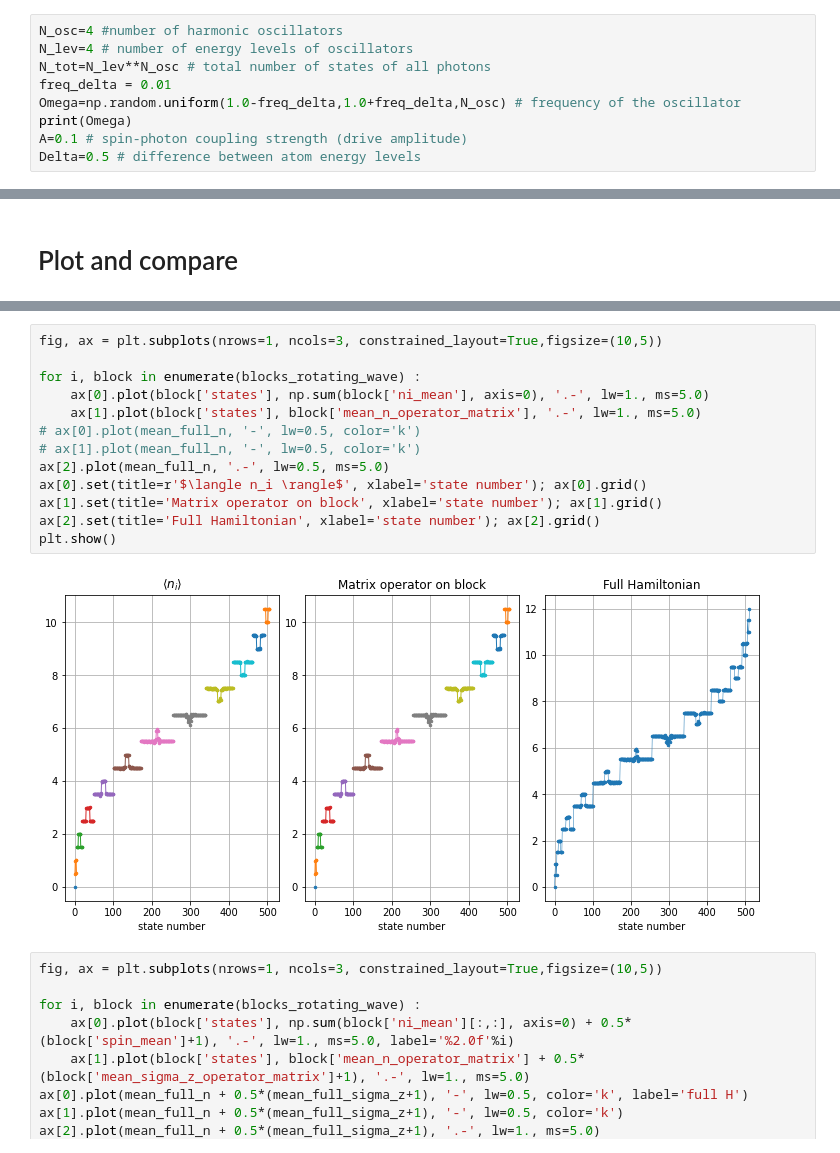
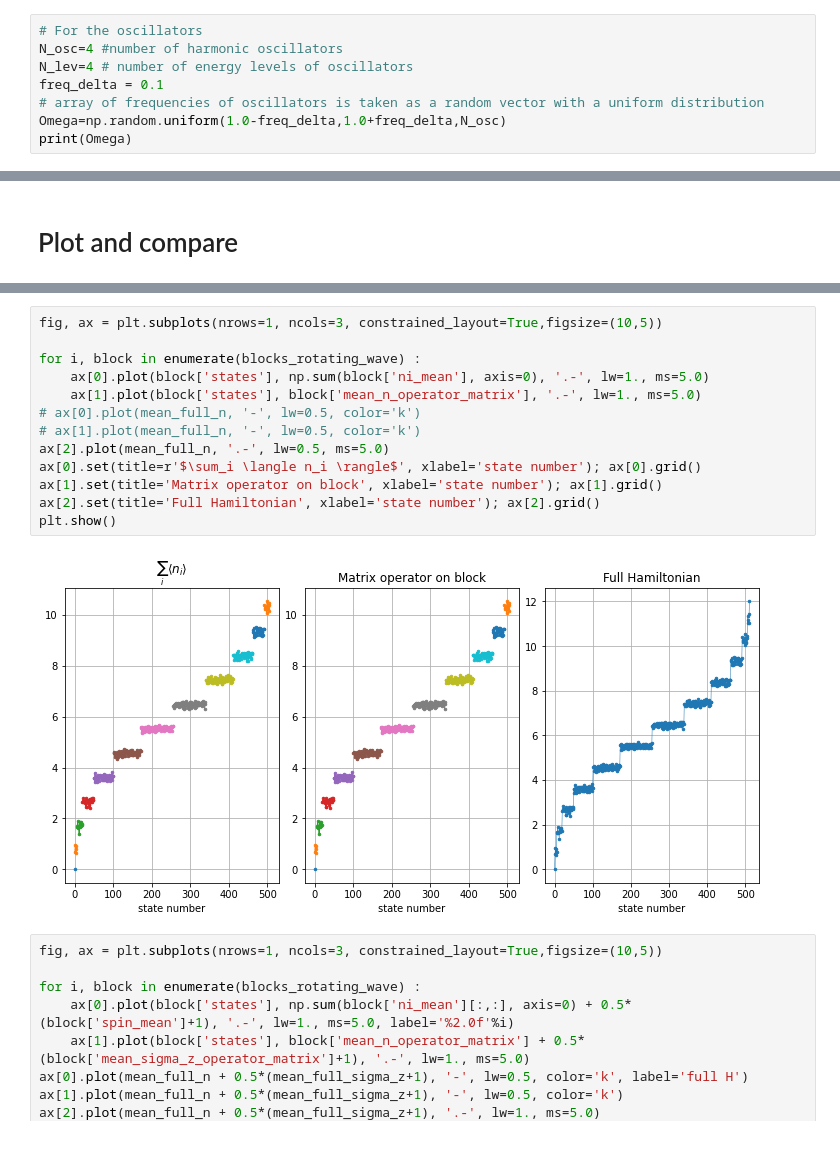
Before and after one commit to anastasiaGor/turbulence_data_notebooks, a Jupyter notebook: Atom-photon Hamiltonian/blocks_atom_multiple_photons.ipynb, the cells around one changed output, grey strips where cells are left out. Drawn from its saved outputs; the diff is of its cells as text.

```diff
--- a/Atom-photon Hamiltonian/blocks_atom_multiple_photons.ipynb
+++ b/Atom-photon Hamiltonian/blocks_atom_multiple_photons.ipynb
@@ -26,10 +36,9 @@ colors = ['#1f77b4', '#ff7f0e', '#2ca02c', '#d62728', '#9467bd', '#8c564b', '#e3
 # %%
+# For the oscillators
 N_osc=4 #number of harmonic oscillators
 N_lev=4 # number of energy levels of oscillators
-N_tot=N_lev**N_osc # total number of states of all photons
-freq_delta = 0.01
-Omega=np.random.uniform(1.0-freq_delta,1.0+freq_delta,N_osc) # frequency of the oscillator
+freq_delta = 0.1
+# array of frequencies of oscillators is taken as a random vector with a uniform distribution
+Omega=np.random.uniform(1.0-freq_delta,1.0+freq_delta,N_osc)
 print(Omega)
-A=0.1 # spin-photon coupling strength (drive amplitude)
-Delta=0.5 # difference between atom energy levels
 # %% [output]
@@ -408,18 +452,18 @@ plt.show()
 # %%
 fig, ax = plt.subplots(nrows=1, ncols=3, constrained_layout=True,figsize=(10,5))
 
 for i, block in enumerate(blocks_rotating_wave) :
     ax[0].plot(block['states'], np.sum(block['ni_mean'], axis=0), '.-', lw=1., ms=5.0)
     ax[1].plot(block['states'], block['mean_n_operator_matrix'], '.-', lw=1., ms=5.0)
 # ax[0].plot(mean_full_n, '-', lw=0.5, color='k')
 # ax[1].plot(mean_full_n, '-', lw=0.5, color='k')
 ax[2].plot(mean_full_n, '.-', lw=0.5, ms=5.0)
-ax[0].set(title=r'$\langle n_i \rangle$', xlabel='state number'); ax[0].grid()
+ax[0].set(title=r'$\sum_i \langle n_i \rangle$', xlabel='state number'); ax[0].grid()
 ax[1].set(title='Matrix operator on block', xlabel='state number'); ax[1].grid()
 ax[2].set(title='Full Hamiltonian', xlabel='state number'); ax[2].grid()
 plt.show()
 # %% [output]
-[figure, old version]
+[figure, new version]
 # %%
 fig, ax = plt.subplots(nrows=1, ncols=3, constrained_layout=True,figsize=(10,5))
 
```
Also changed, not shown: parts of 57 cells of this notebook.
